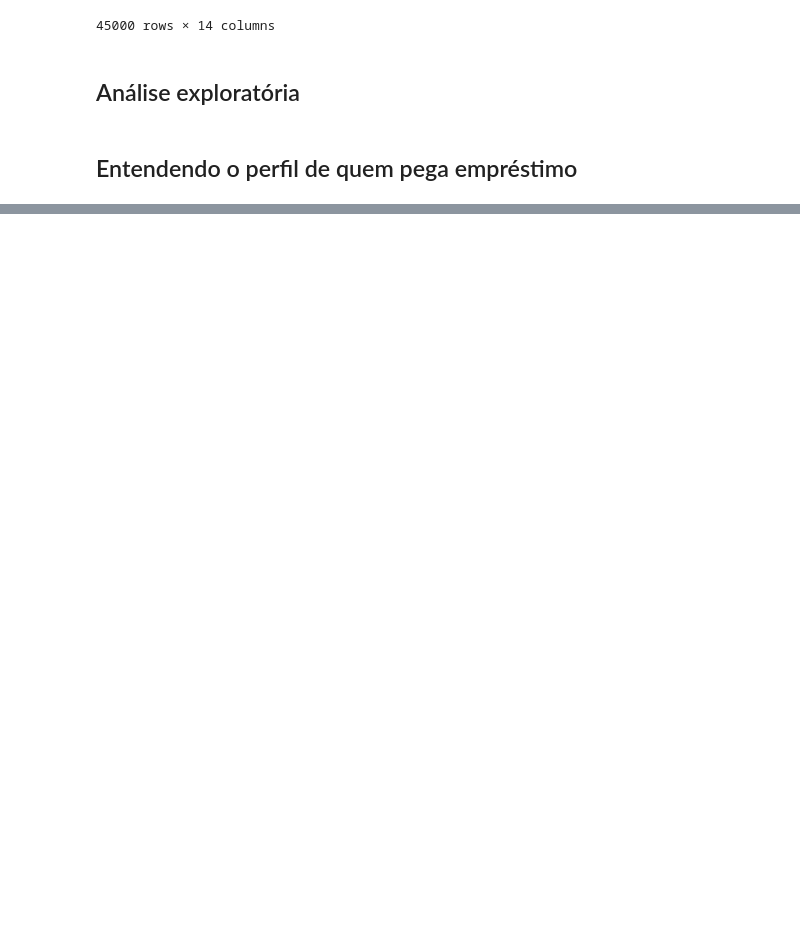
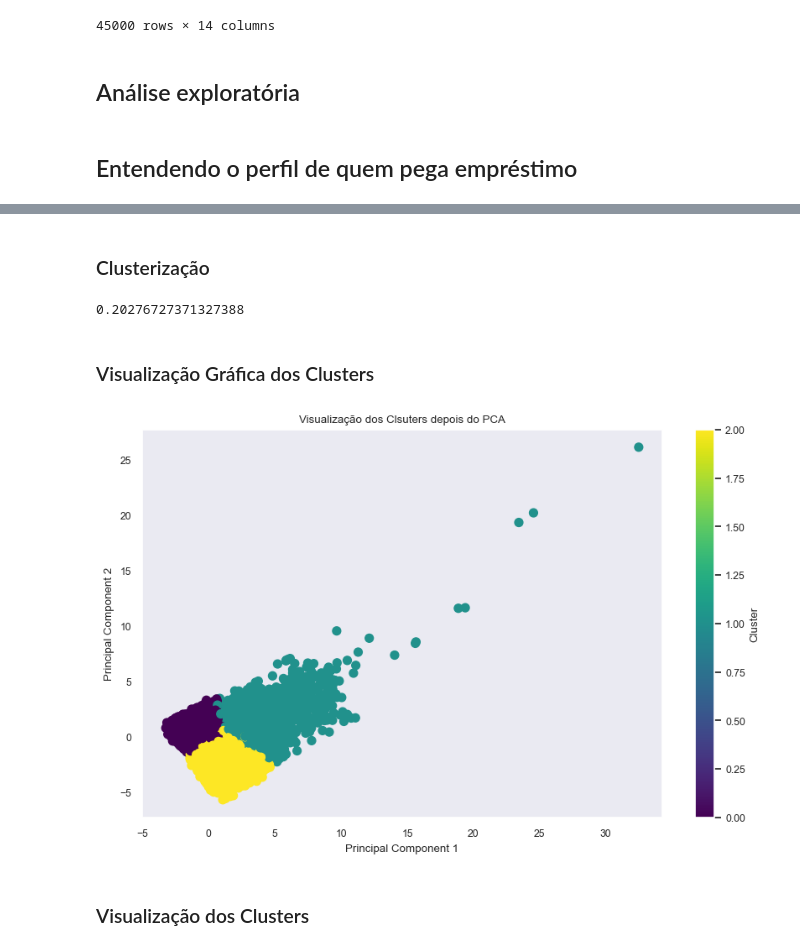
Before and after one commit to tomasmiele/analise_exploratoria_cretido, a Jupyter notebook: Análise Exploratória de Análise de Crédito.ipynb, the cells around one changed output, grey strips where cells are left out. Saved outputs shown, nothing was run; the diff lists cells and outputs as text; code cells hidden in the pictures; blank space fills up the shorter version.

```diff
--- a/Análise Exploratória de Análise de Crédito.ipynb
+++ b/Análise Exploratória de Análise de Crédito.ipynb
@@ -157,0 +249,37 @@ Coorelação do Grupo 3:
+# %% [markdown]
+### Clusterização
+# %%
+# Número de clusters ótimo baseado no método do cotovelo
+optimal_clusters = 3
+
+kmeans = KMeans(n_clusters=optimal_clusters, random_state=42)
+kmeans.fit(X_cluster_scaled)
+clusters = kmeans.labels_
+
+# Cálculo do silhouette score
+silhouette_avg = silhouette_score(X_cluster_scaled, clusters)
+silhouette_avg
+# %% [output]
+0.20276727371327388
+# %% [markdown]
+### Visualização Gráfica dos Clusters
+# %%
+from sklearn.decomposition import PCA
+
+# Reduzindo os dados para 2 dimensões
+pca = PCA(n_components=2)
+X_pca = pca.fit_transform(X_cluster_scaled)
+
+# Visualizando os clusters em 2D
+plt.figure(figsize=(10, 6))
+plt.scatter(X_pca[:, 0], X_pca[:, 1], c=clusters, cmap='viridis', s=50)
+plt.title('Visualização dos Clsuters depois do PCA')
+plt.xlabel('Principal Component 1')
+plt.ylabel('Principal Component 2')
+plt.colorbar(label='Cluster')
+plt.grid()
+plt.show()
+# %% [output]
+[figure, added]
+# %% [markdown]
+### Visualização dos Clusters
```
Also changed, not shown: parts of 17 cells of this notebook.
